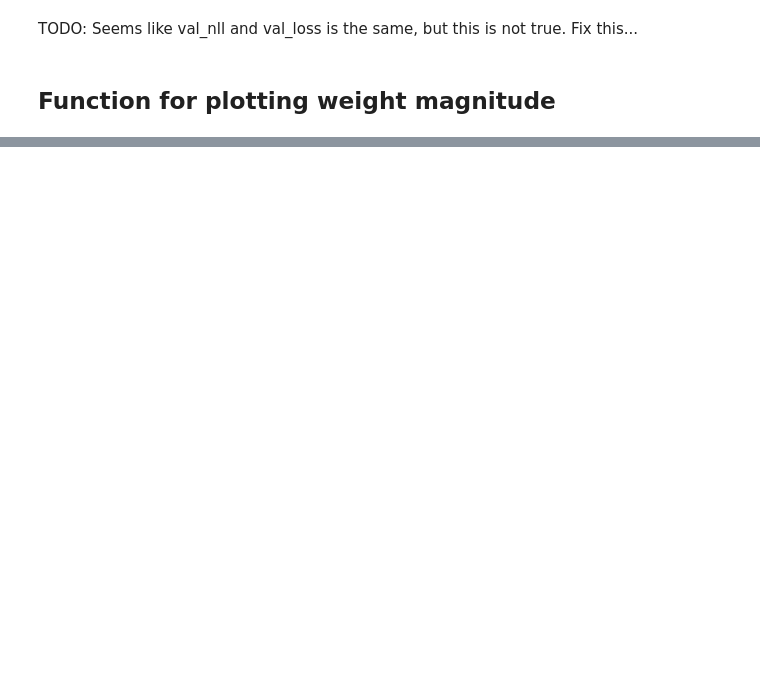
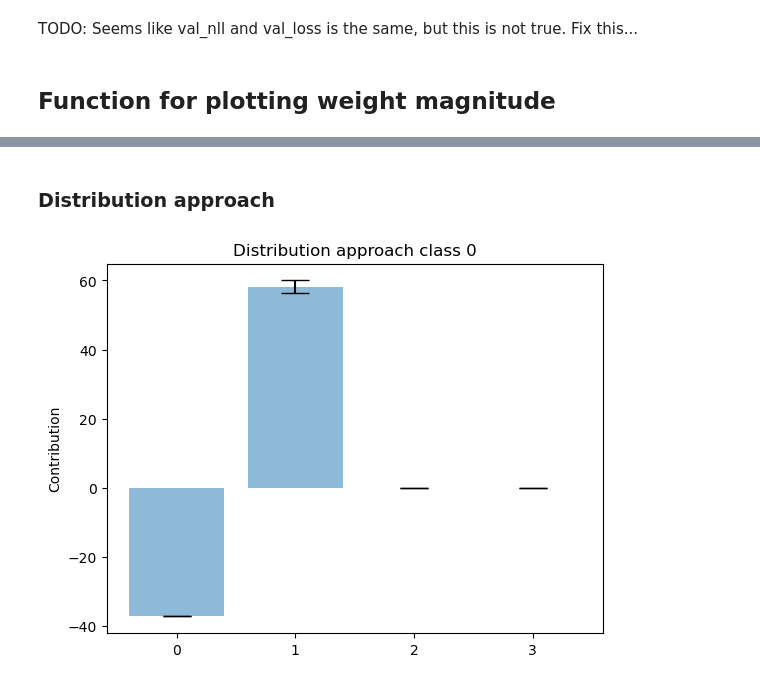
Before and after one commit to eirihoyh/ISLBBNN, a Jupyter notebook: examples/non_linear_function/lrt.ipynb, the cells around one changed output, grey strips where cells are left out. Drawn from its saved outputs; the diff is of its cells as text; code cells hidden in the pictures; blank space fills up the shorter version.

```diff
--- a/examples/non_linear_function/lrt.ipynb
+++ b/examples/non_linear_function/lrt.ipynb
@@ -228,0 +325,6 @@ pip_func.weight_matrices_numpy(net)
+# %% [markdown]
+### Distribution approach
+# %%
+pf.plot_local_contribution_dist(net, explain_this, sample=False, median=True)
+# %% [output]
+[figure, added]
```
Also changed, not shown: parts of 19 cells of this notebook, 18 other files.
